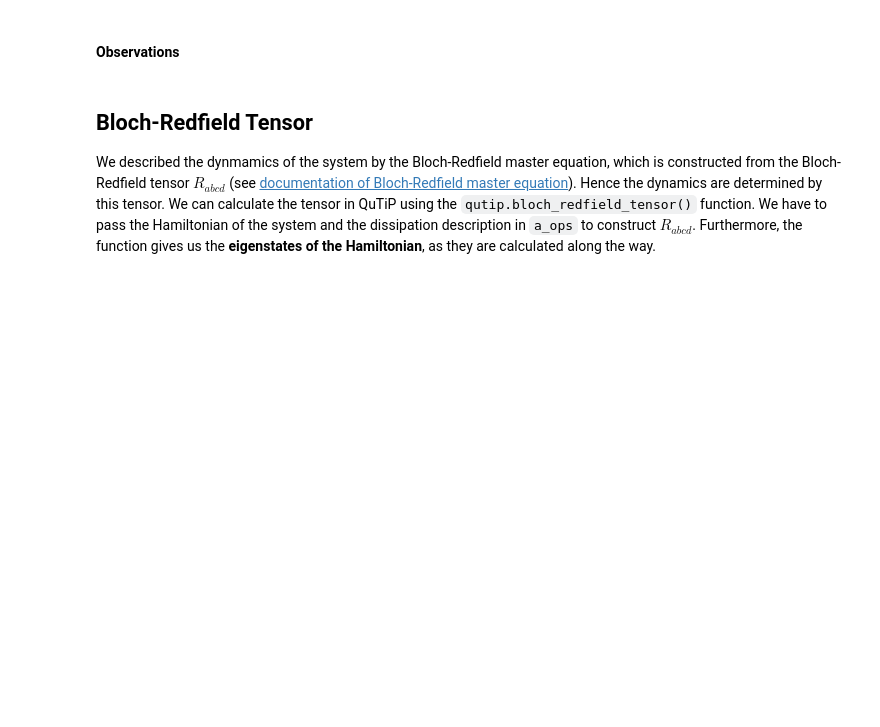
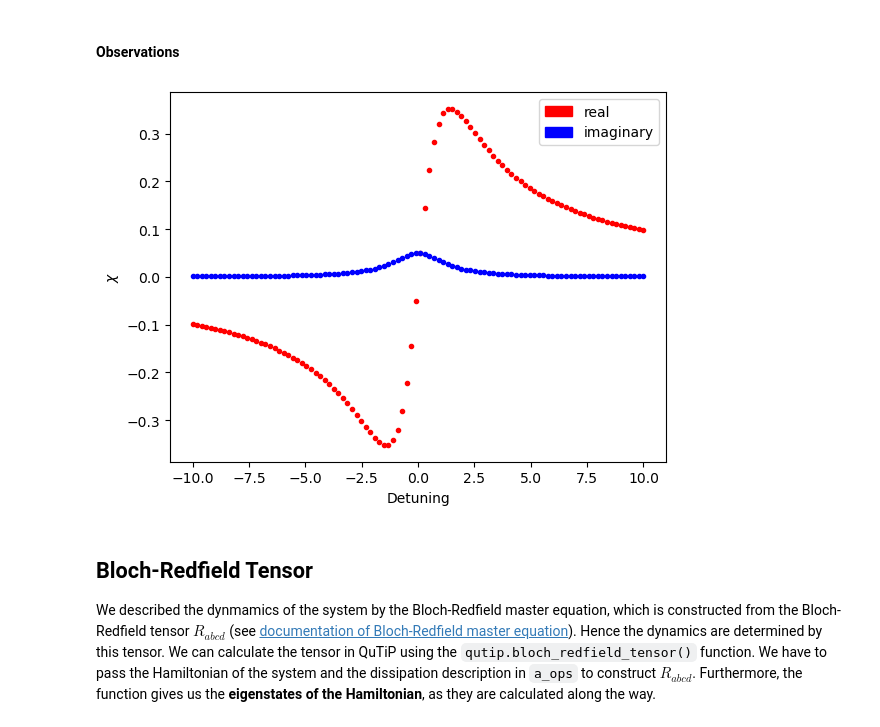
Before and after one commit to asaunders-uob/Rydberg, a Jupyter notebook: PyCode/Bloch Sphere TLS.ipynb, the cells around one changed output. Saved outputs shown, nothing was run; the diff lists cells and outputs as text; code cells hidden in the pictures; blank space fills up the shorter version.

```diff
--- a/PyCode/Bloch Sphere TLS.ipynb
+++ b/PyCode/Bloch Sphere TLS.ipynb
@@ -222,6 +236,23 @@ $\omega_{eg}$ translates along x.<br>
 $\omega_0$ multiplies y.<br>
 $I$ multiplies x and divides y.<br>
 $I_s$ multiplies along y.<br> -->
+# %%
+detuning_eg = np.linspace(-10,10,100)
+
+for detune in detuning_eg:
+    H = 0.5*Qobj(np.array([[0,Rabi_freq],[Rabi_freq,detune]]))
+    result = steadystate(H, c_ops)
+    plt.scatter(detune,(result[0,1]).real, color = 'r', marker = '.')
+    plt.scatter(detune, (result[1,0]).imag, color = 'b', marker = '.')
+
+red_patch = mpatches.Patch(color='red', label='real')
+blue_patch = mpatches.Patch(color='blue', label='imaginary')
+plt.legend(handles=[red_patch, blue_patch])
+plt.xlabel('Detuning')
+plt.ylabel('$\chi$')
+plt.show()
+# %% [output]
+[figure, added]
 # %% [markdown]
 ## Bloch-Redfield Tensor
 
```
Also changed, not shown: parts of 18 cells of this notebook, 2 other files.
